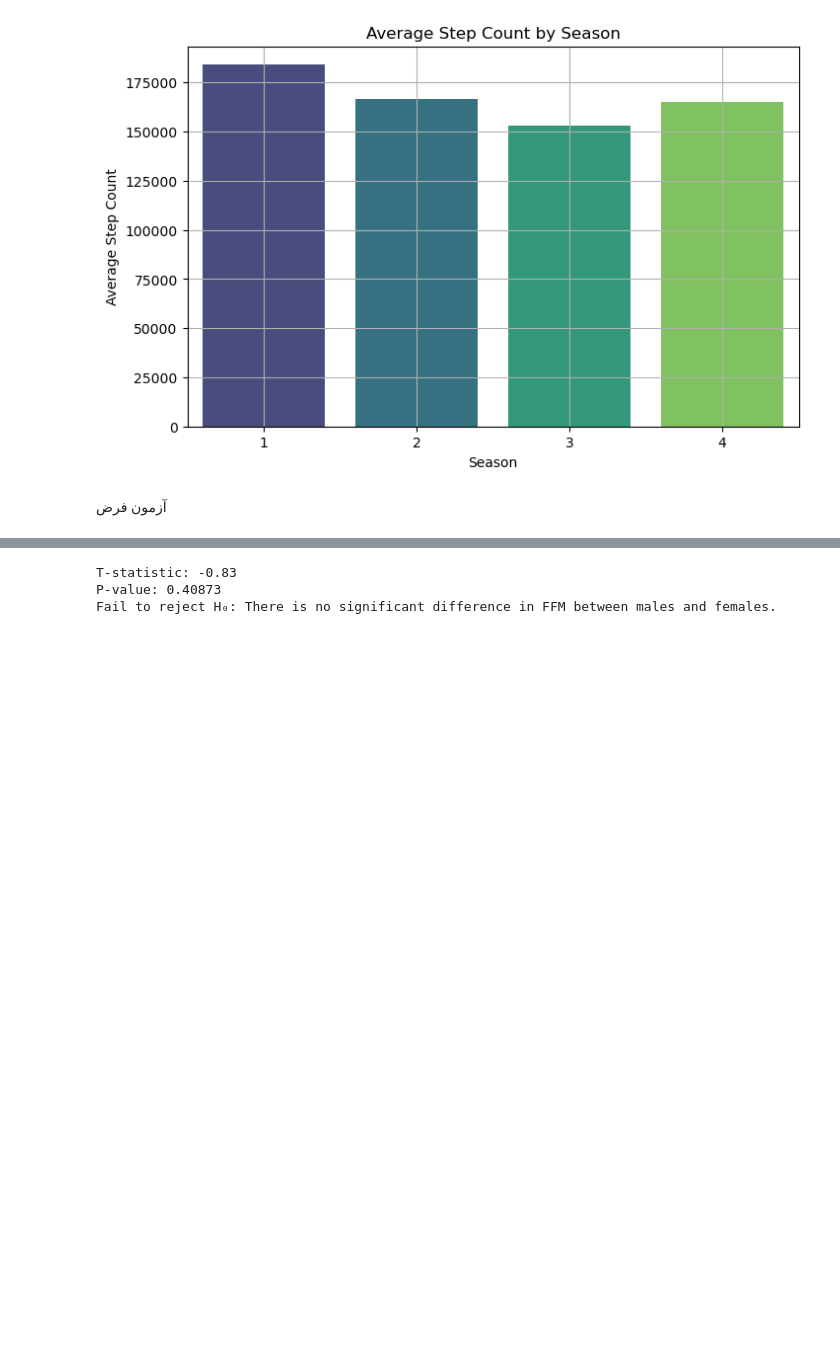
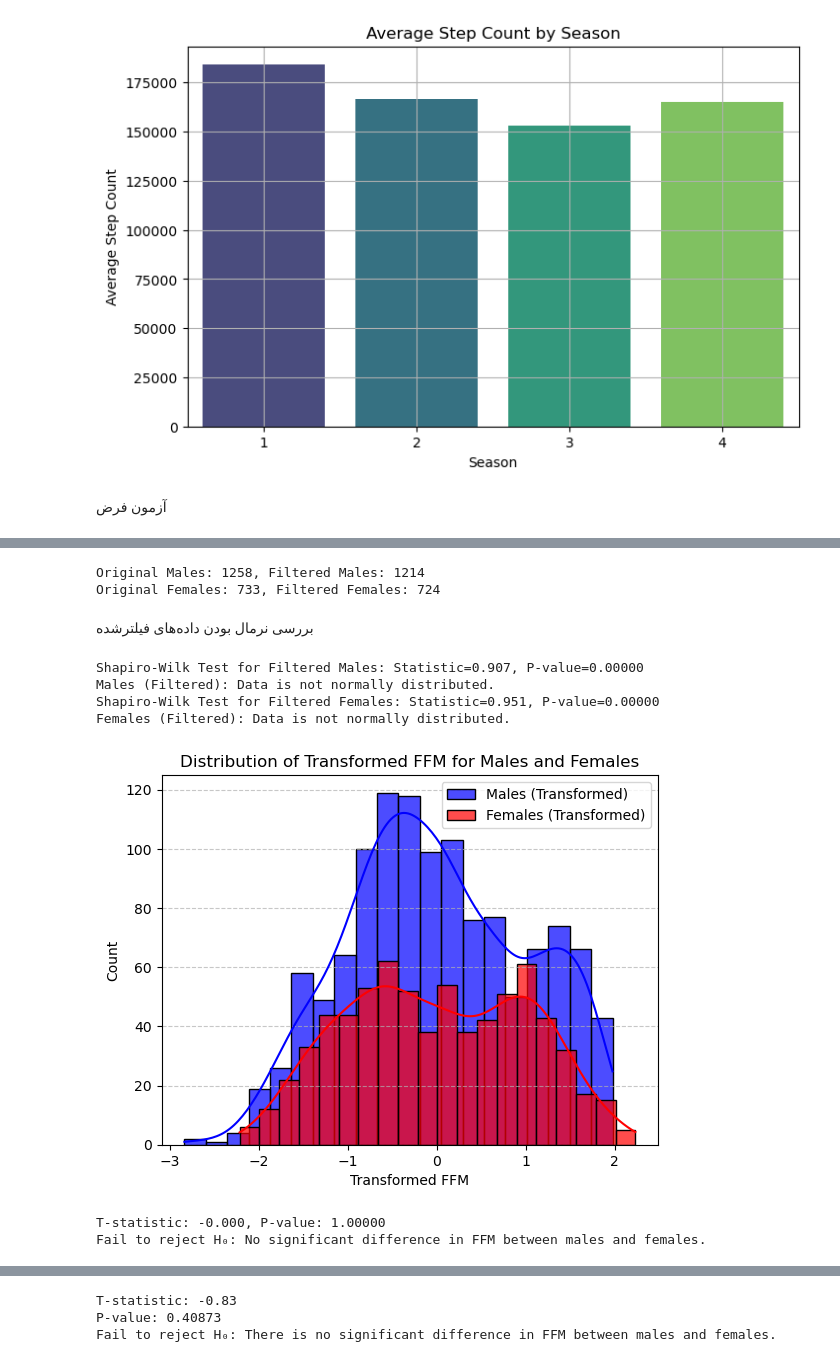
Before and after one commit to Javad1942/Group-2-QBC8, a Jupyter notebook: Stats_Analysis_Structured.ipynb, the cells around one changed output, grey strips where cells are left out. Drawn from its saved outputs; the diff is of its cells as text; code cells hidden in the pictures; blank space fills up the shorter version.

```diff
--- a/Stats_Analysis_Structured.ipynb
+++ b/Stats_Analysis_Structured.ipynb
@@ -447,0 +618,78 @@ Fail to reject H₀: There is no significant difference in BMR between the two g
+# %%
+# محاسبه IQR و حذف نقاط پرت برای پسران
+Q1_male = ffm_male.quantile(0.25)
+Q3_male = ffm_male.quantile(0.75)
+IQR_male = Q3_male - Q1_male
+
+ffm_male_filtered = ffm_male[(ffm_male >= Q1_male - 1.5 * IQR_male) & (ffm_male <= Q3_male + 1.5 * IQR_male)]
+
+# محاسبه IQR و حذف نقاط پرت برای دختران
+Q1_female = ffm_female.quantile(0.25)
+Q3_female = ffm_female.quantile(0.75)
+IQR_female = Q3_female - Q1_female
+
+ffm_female_filtered = ffm_female[(ffm_female >= Q1_female - 1.5 * IQR_female) & (ffm_female <= Q3_female + 1.5 * IQR_female)]
+
+# بررسی تعداد داده‌ها قبل و بعد از حذف نقاط پرت
+print(f"Original Males: {len(ffm_male)}, Filtered Males: {len(ffm_male_filtered)}")
+print(f"Original Females: {len(ffm_female)}, Filtered Females: {len(ffm_female_filtered)}")
+# %% [output]
+Original Males: 1258, Filtered Males: 1214
+Original Females: 733, Filtered Females: 724
+# %% [markdown]
+بررسی نرمال بودن داده‌های فیلترشده
+# %%
+# بررسی نرمال بودن داده‌های پسران
+stat, p_value = shapiro(ffm_male_filtered)
+print(f"Shapiro-Wilk Test for Filtered Males: Statistic={stat:.3f}, P-value={p_value:.5f}")
+if p_value > 0.05:
+    print("Males (Filtered): Data is normally distributed.")
+else:
+    print("Males (Filtered): Data is not normally distributed.")
+
+# بررسی نرمال بودن داده‌های دختران
+stat, p_value = shapiro(ffm_female_filtered)
+print(f"Shapiro-Wilk Test for Filtered Females: Statistic={stat:.3f}, P-value={p_value:.5f}")
+if p_value > 0.05:
+    print("Females (Filtered): Data is normally distributed.")
+else:
+    print("Females (Filtered): Data is not normally distributed.")
+# %% [output]
+Shapiro-Wilk Test for Filtered Males: Statistic=0.907, P-value=0.00000
+Males (Filtered): Data is not normally distributed.
+Shapiro-Wilk Test for Filtered Females: Statistic=0.951, P-value=0.00000
+Females (Filtered): Data is not normally distributed.
+# %%
+# ایجاد نمونه‌ای از PowerTransformer
+transformer = PowerTransformer(method='yeo-johnson')
+
+# نرمال‌سازی داده‌های پسران
+ffm_male_transformed = transformer.fit_transform(ffm_male_filtered.values.reshape(-1, 1)).flatten()
+
+# نرمال‌سازی داده‌های دختران
+ffm_female_transformed = transformer.fit_transform(ffm_female_filtered.values.reshape(-1, 1)).flatten()
+
+# رسم نمودار هیستوگرام و KDE برای داده‌های نرمال‌شده
+sns.histplot(ffm_male_transformed, kde=True, color='blue', label='Males (Transformed)', alpha=0.7, bins=20)
+sns.histplot(ffm_female_transformed, kde=True, color='red', label='Females (Transformed)', alpha=0.7, bins=20)
+
+# افزودن جزئیات به نمودار
+plt.legend()
+plt.title("Distribution of Transformed FFM for Males and Females")
+plt.xlabel("Transformed FFM")
+plt.ylabel("Count")
+plt.grid(axis='y', linestyle='--', alpha=0.7)
+plt.show()
+# %% [output]
+[figure, added]
+# %%
+# اجرای آزمون t
+t_stat, p_value = ttest_ind(ffm_male_transformed, ffm_female_transformed)
+print(f"T-statistic: {t_stat:.3f}, P-value: {p_value:.5f}")
+if p_value < 0.05:
+    print("Reject H₀: Significant difference in FFM between males and females.")
+else:
+    print("Fail to reject H₀: No significant difference in FFM between males and females.")
+# %% [output]
+T-statistic: -0.000, P-value: 1.00000
+Fail to reject H₀: No significant difference in FFM between males and females.
```
Also changed, not shown: parts of 48 cells of this notebook.
